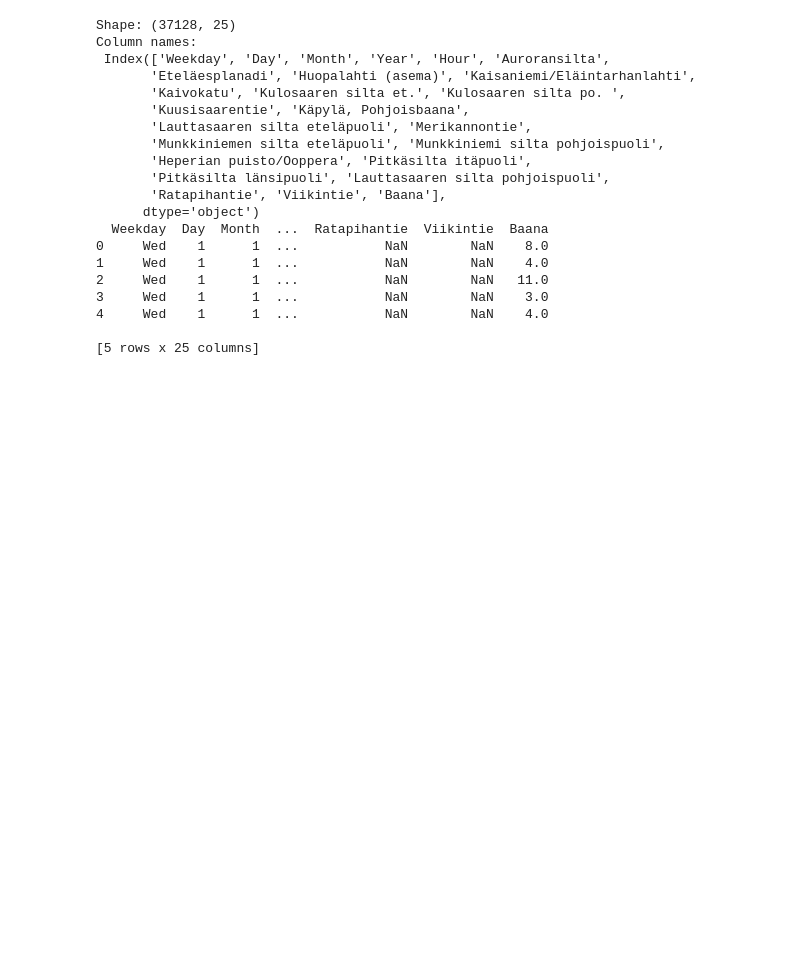
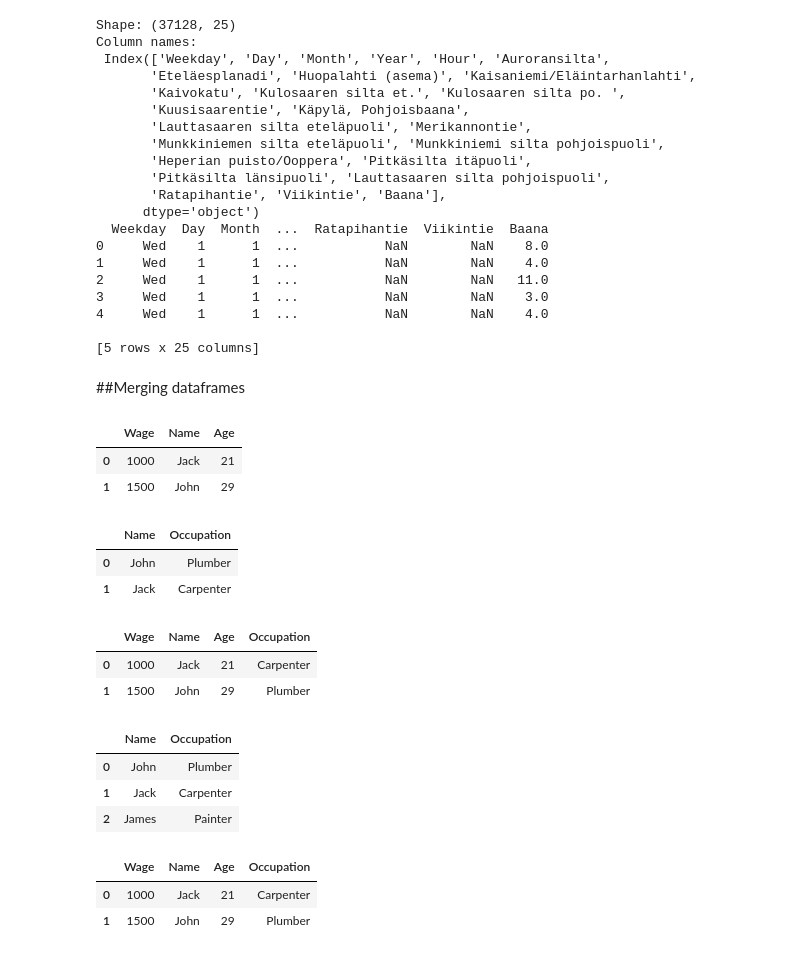
Before and after one commit to annassanchez/HY-2021-DataScience, a Jupyter notebook: week05/week05.ipynb, the cells around one changed output. Cells and saved outputs as stored; diff of their text form; code cells hidden in the pictures; blank space fills up the shorter version.

```diff
--- a/week05/week05.ipynb
+++ b/week05/week05.ipynb
@@ -247,3 +247,44 @@ Column names:
 4     Wed    1      1  ...           NaN        NaN    4.0
 
 [5 rows x 25 columns]
+# %% [markdown]
+##Merging dataframes
+# %%
+## original dataframe with the wages and ages
+df = pd.DataFrame([[1000, "Jack", 21], [1500, "John", 29]], columns=["Wage", "Name", "Age"])
+df
+# %% [output]
+|  | Wage | Name | Age |
+| 0 | 1000 | Jack | 21 |
+| 1 | 1500 | John | 29 |
+# %%
+## occupations of persons
+df2 = pd.DataFrame({"Name" : ["John", "Jack"], "Occupation": ["Plumber", "Carpenter"]})
+df2
+# %% [output]
+|  | Name | Occupation |
+| 0 | John | Plumber |
+| 1 | Jack | Carpenter |
+# %%
+# merge joins two dataframes based on a common field and will keep the indices aligned
+pd.merge(df, df2)
+# %% [output]
+|  | Wage | Name | Age | Occupation |
+| 0 | 1000 | Jack | 21 | Carpenter |
+| 1 | 1500 | John | 29 | Plumber |
+# %%
+## sometimes not all the keys appear in both dataframes:
+df3 = pd.concat([df2, pd.DataFrame({ "Name" : ["James"], "Occupation":["Painter"]})], ignore_index=True)
+df3
+# %% [output]
+|  | Name | Occupation |
+| 0 | John | Plumber |
+| 1 | Jack | Carpenter |
+| 2 | James | Painter |
+# %%
+## when merging, only joins the common index
+pd.merge(df, df3)                # By default an inner join is computed
+# %% [output]
+|  | Wage | Name | Age | Occupation |
+| 0 | 1000 | Jack | 21 | Carpenter |
+| 1 | 1500 | John | 29 | Plumber |
```
Also changed, not shown: parts of 4 cells of this notebook.
